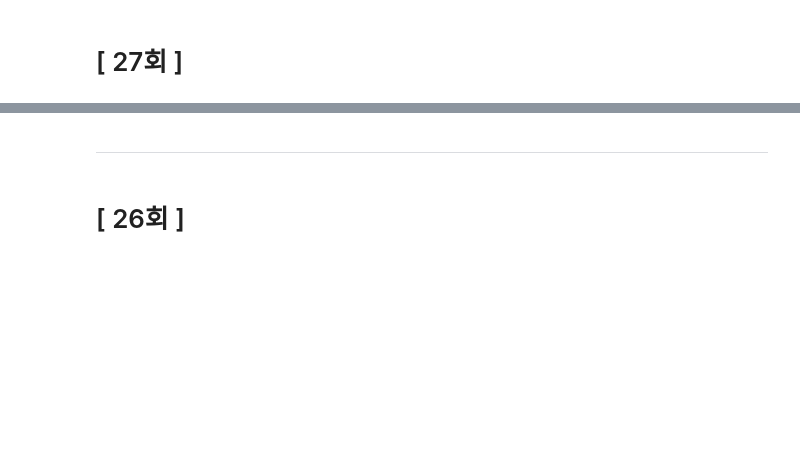
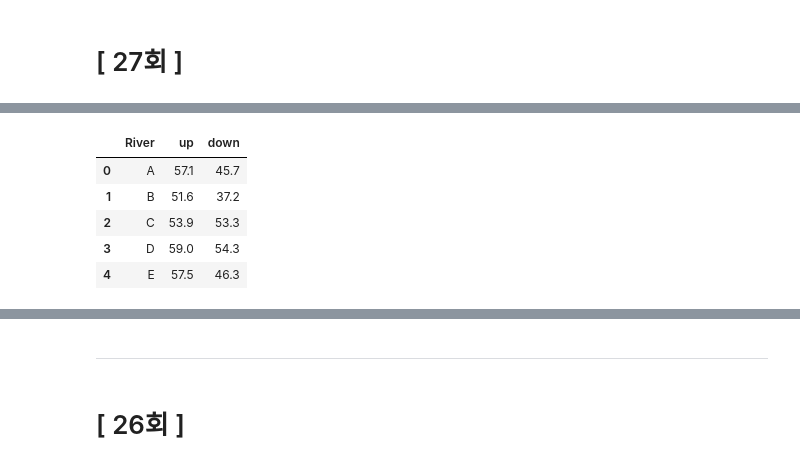
Before and after one commit to Minju-nimm/ADP, a Jupyter notebook: 기출/ADP_통계기출_28_25.ipynb, the cells around one changed output, grey strips where cells are left out. Saved outputs shown, nothing was run; the diff lists cells and outputs as text; code cells hidden in the pictures; blank space fills up the shorter version.

```diff
--- a/기출/ADP_통계기출_28_25.ipynb
+++ b/기출/ADP_통계기출_28_25.ipynb
@@ -15,0 +122,10 @@ warnings.filterwarnings("ignore")
+# %%
+df_river = pd.read_csv('https://raw.githubusercontent.com/Datamanim/datarepo/main/adp/27/river.csv')
+df_river.head()
+# %% [output]
+|  | River | up | down |
+| 0 | A | 57.1 | 45.7 |
+| 1 | B | 51.6 | 37.2 |
+| 2 | C | 53.9 | 53.3 |
+| 3 | D | 59.0 | 54.3 |
+| 4 | E | 57.5 | 46.3 |
```
Also changed, not shown: parts of 53 cells of this notebook, 1 other file.
